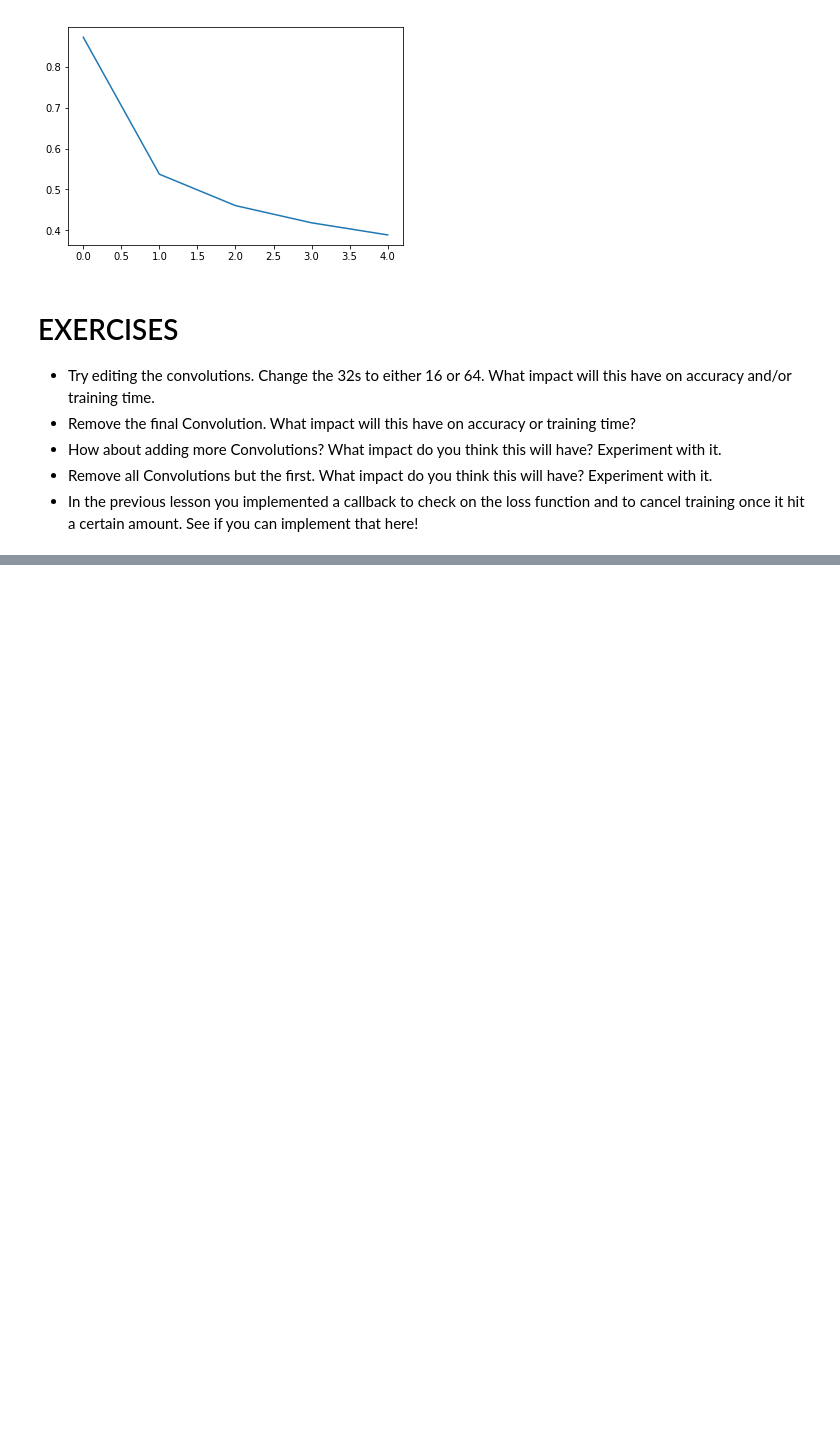
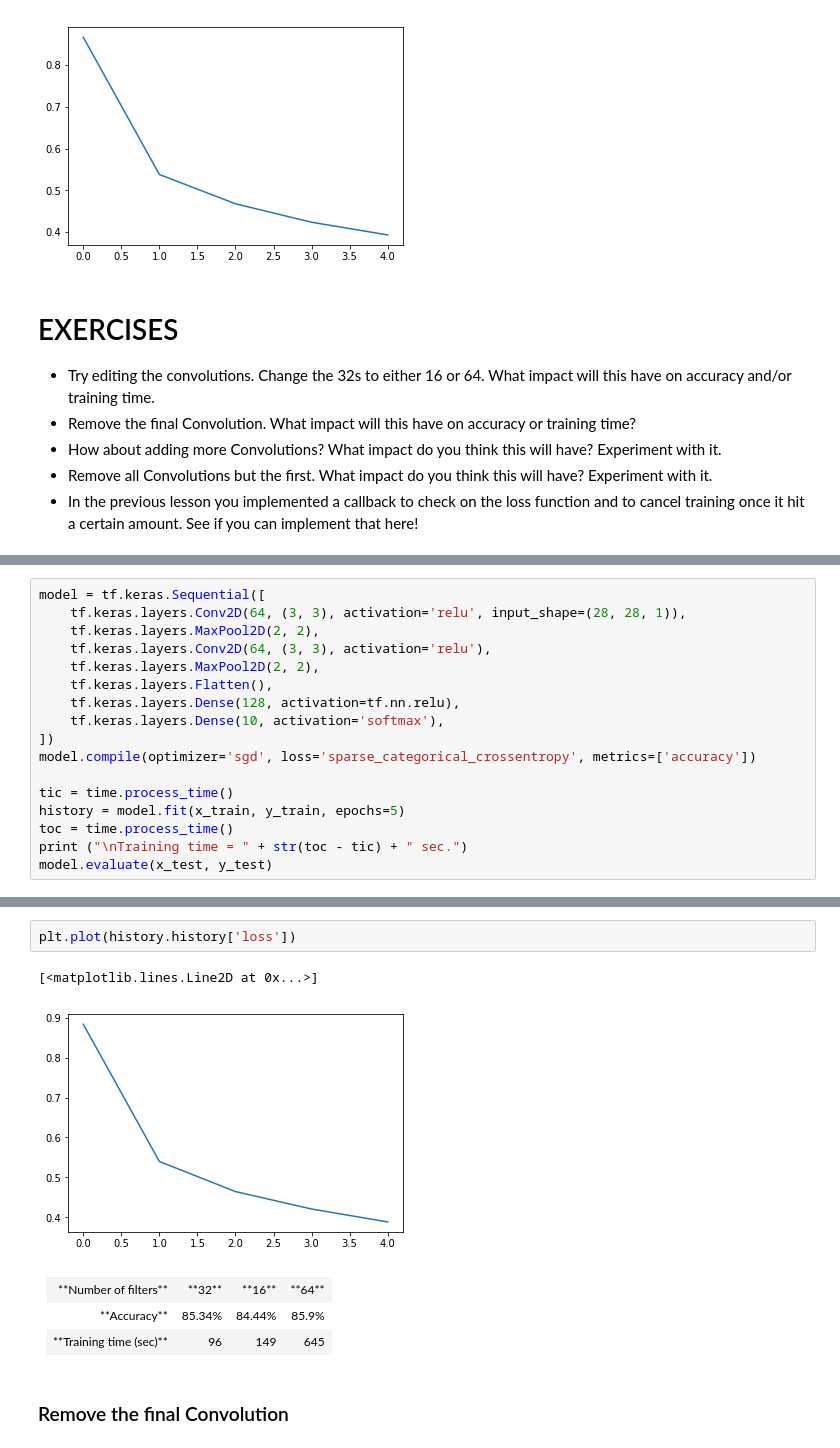
Before and after one commit to adminsolvve/ml_course, a Jupyter notebook: cnn/CNN_lesson.ipynb, the cells around one changed output, grey strips where cells are left out. Cells and saved outputs as stored; diff of their text form; blank space fills up the shorter version.

```diff
--- a/cnn/CNN_lesson.ipynb
+++ b/cnn/CNN_lesson.ipynb
@@ -129,0 +214,17 @@ EXERCISES
+# %%
+model = tf.keras.Sequential([
+    tf.keras.layers.Conv2D(64, (3, 3), activation='relu', input_shape=(28, 28, 1)),
+    tf.keras.layers.MaxPool2D(2, 2),
+    tf.keras.layers.Conv2D(64, (3, 3), activation='relu'),
+    tf.keras.layers.MaxPool2D(2, 2),
+    tf.keras.layers.Flatten(),
+    tf.keras.layers.Dense(128, activation=tf.nn.relu),
+    tf.keras.layers.Dense(10, activation='softmax'),
+])
+model.compile(optimizer='sgd', loss='sparse_categorical_crossentropy', metrics=['accuracy'])
+
+tic = time.process_time()
+history = model.fit(x_train, y_train, epochs=5)
+toc = time.process_time()
+print ("\nTraining time = " + str(toc - tic) + " sec.")
+model.evaluate(x_test, y_test)
@@ -129,0 +246,52 @@ EXERCISES
+# %%
+plt.plot(history.history['loss'])
+# %% [output]
+[<matplotlib.lines.Line2D at 0x...>]
+[figure, added]
+# %% [markdown]
+<table>
+<tr>
+    <td>
+    **Number of filters**
+    </td>
+    <td>
+      **32**
+    </td>
+    <td>
+      **16**
+    </td>
+    <td>
+      **64**
+    </td>
+</tr>
+<tr>
+    <td>
+    **Accuracy**
+    </td>
+    <td>
+      85.34%
+    </td>
+    <td>
+      84.44%
+    </td>
+    <td>
+      85.9%
+    </td>
+</tr>
+<tr>
+    <td>
+    **Training time (sec)**
+    </td>
+    <td>
+      96
+    </td>
+    <td>
+      149
+    </td>
+    <td>
+      645
+    </td>
+</tr>
+</table>
+# %% [markdown]
+### Remove the final Convolution
```
Also changed, not shown: parts of 20 cells of this notebook.
